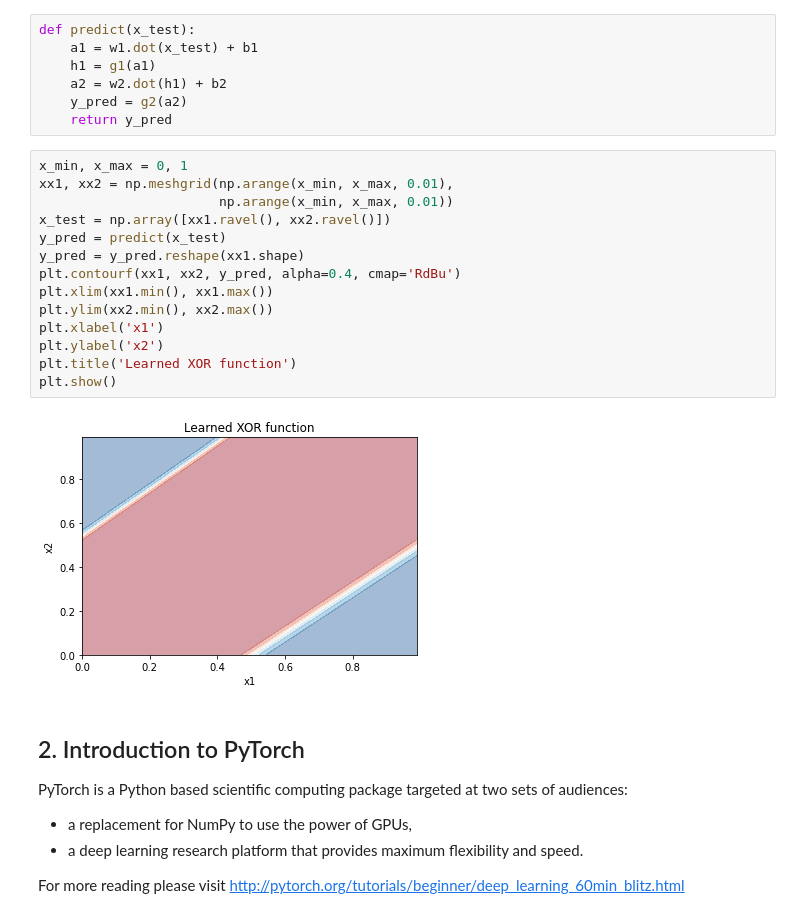
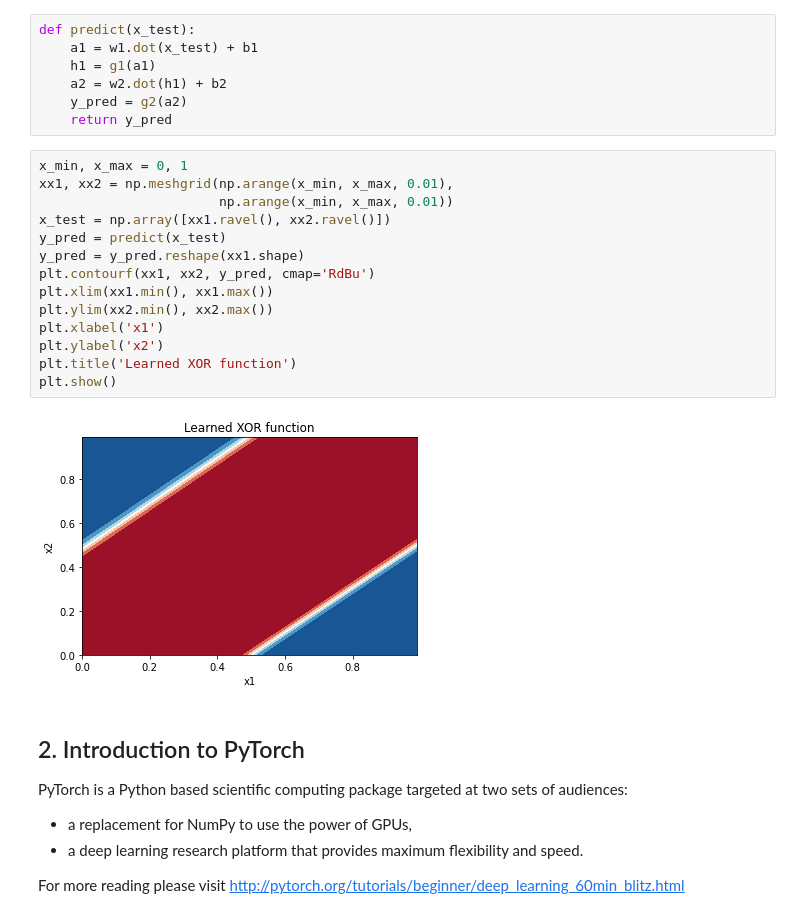
Before and after one commit to RChaguer/MLCourse, a Jupyter notebook: TP4/TP4-Deep-Backprop.ipynb, the cells around one changed output. Drawn from its saved outputs; the diff is of its cells as text.

```diff
--- a/TP4/TP4-Deep-Backprop.ipynb
+++ b/TP4/TP4-Deep-Backprop.ipynb
@@ -178,19 +176,19 @@ def predict(x_test):
 # %%
 x_min, x_max = 0, 1
 xx1, xx2 = np.meshgrid(np.arange(x_min, x_max, 0.01),
                        np.arange(x_min, x_max, 0.01))
 x_test = np.array([xx1.ravel(), xx2.ravel()])
 y_pred = predict(x_test)
 y_pred = y_pred.reshape(xx1.shape)
-plt.contourf(xx1, xx2, y_pred, alpha=0.4, cmap='RdBu')
+plt.contourf(xx1, xx2, y_pred, cmap='RdBu')
 plt.xlim(xx1.min(), xx1.max())
 plt.ylim(xx2.min(), xx2.max())
 plt.xlabel('x1')
 plt.ylabel('x2')
 plt.title('Learned XOR function')
 plt.show()
 # %% [output]
-[figure, old version]
+[figure, new version]
 # %% [markdown]
 ## 2. Introduction to PyTorch
 
```
Also changed, not shown: parts of 31 cells of this notebook.
